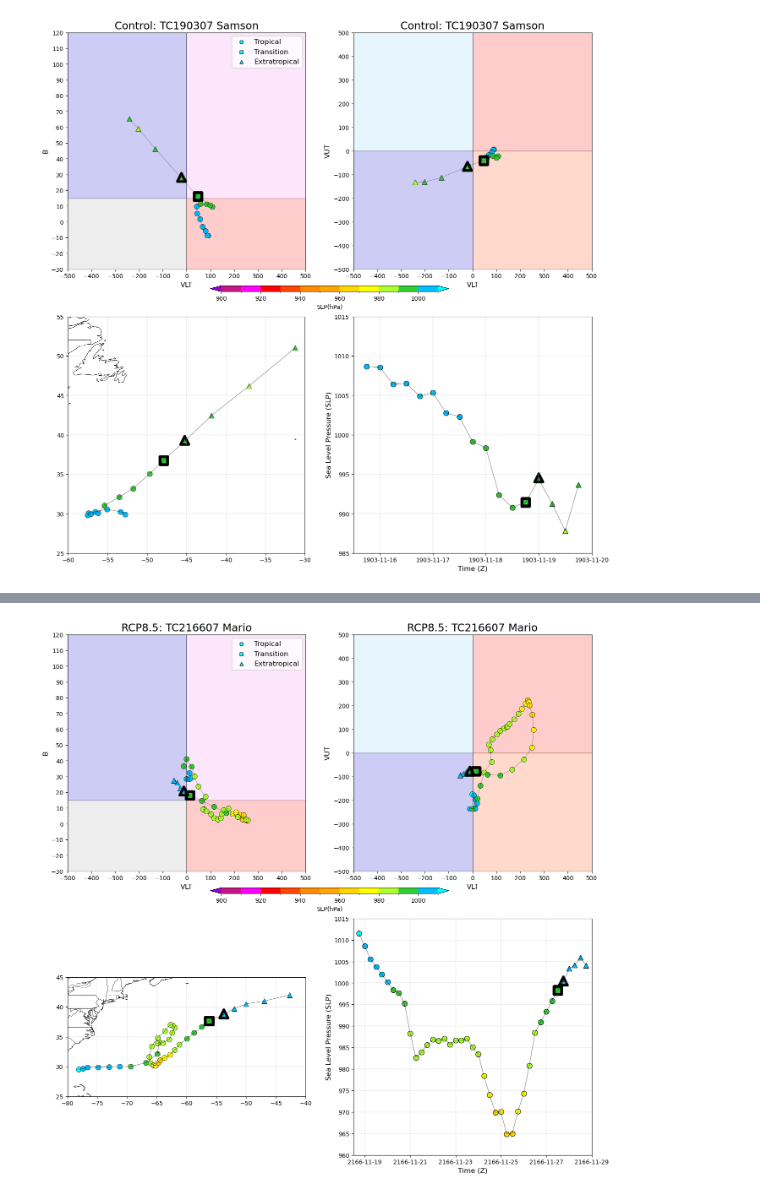
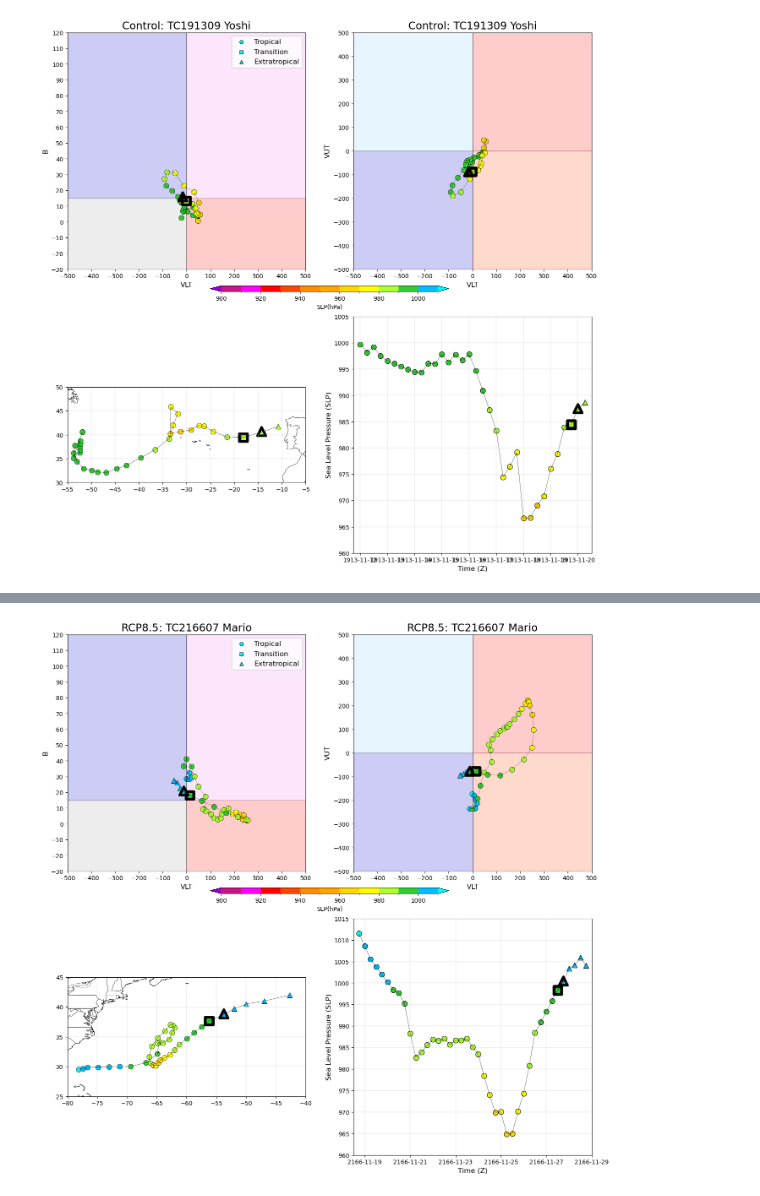
Before and after one commit to Luigi728/ExtraTrack_Github, a Jupyter notebook: RCP_Analysis/RCP_Analysis_V6.2.1.ipynb, the cells around one changed output, grey strips where cells are left out. Saved outputs shown, nothing was run; the diff lists cells and outputs as text; code cells hidden in the pictures.

```diff
--- a/RCP_Analysis/RCP_Analysis_V6.2.1.ipynb
+++ b/RCP_Analysis/RCP_Analysis_V6.2.1.ipynb
@@ -274,8 +274,8 @@ def Plot_Cyclone_Info(Storm_Code, DF, ET_DF, Bounds, Colours, Loc, Trans, Model,
 # %%
 # Plot Some Cyclone Tracks, SLP and Phase Plots
 # %%
-Storm_Code = 'TC190307'
+Storm_Code = 'TC191309'
 Plot_Cyclone_Info(Storm_Code, Control_Data, Control_ET, SLP_Bounds, SLP_Colours, 1, True, "Control", False, False)
 # %% [output]
-[figure, old version]
+[figure, new version]
 # %%
```
Also changed, not shown: parts of 1 cell of this notebook, 46 other files.
